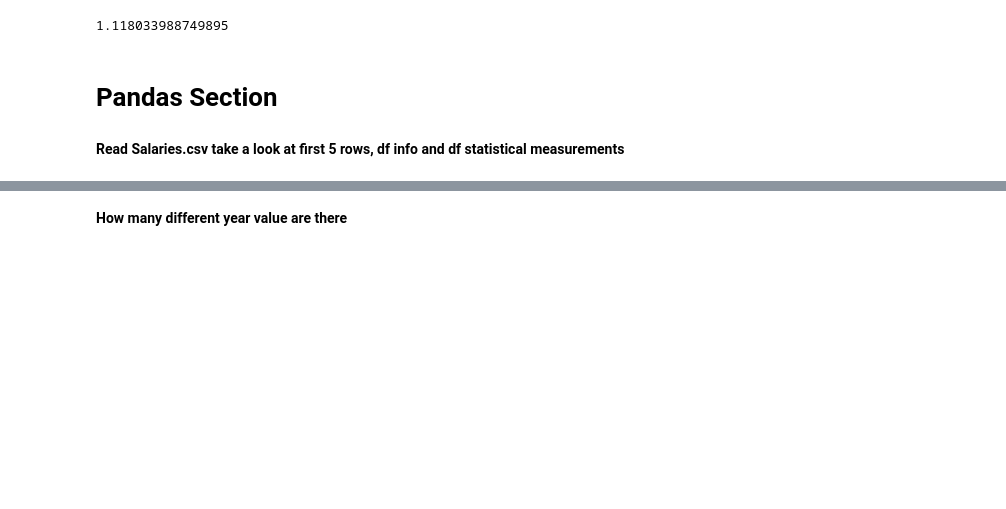
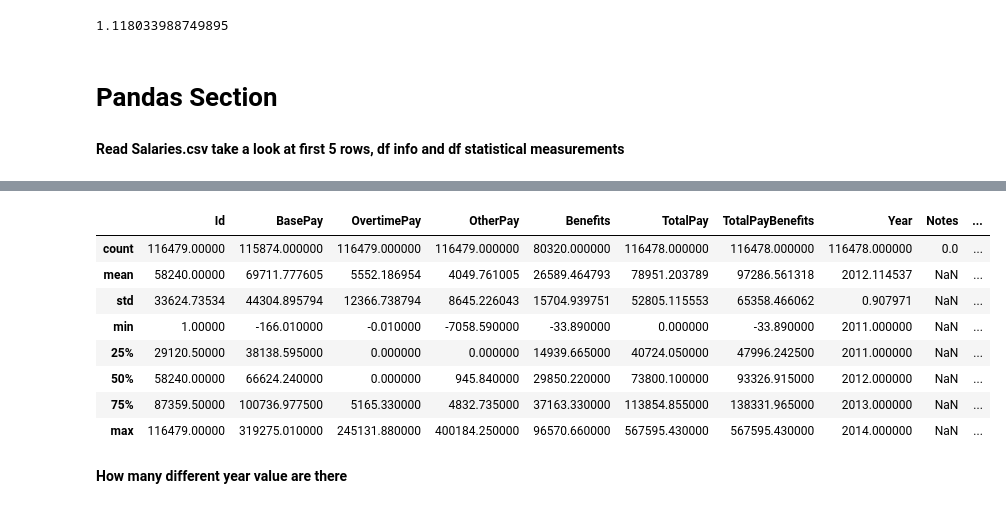
Before and after one commit to NeslihanBabaarslan/PANDAS, a Jupyter notebook: Assignment_1_Student_(1).ipynb, the cells around one changed output, grey strips where cells are left out. Saved outputs shown, nothing was run; the diff lists cells and outputs as text; code cells hidden in the pictures; blank space fills up the shorter version.

```diff
--- a/Assignment_1_Student_(1).ipynb
+++ b/Assignment_1_Student_(1).ipynb
@@ -324,2 +334,14 @@ memory usage: 14.7+ MB
+# %%
+sal.describe()
+# %% [output]
+|  | Id | BasePay | OvertimePay | OtherPay | Benefits | TotalPay | TotalPayBenefits | Year | Notes | ... |
+| count | 116479.00000 | 115874.000000 | 116479.000000 | 116479.000000 | 80320.000000 | 116478.000000 | 116478.000000 | 116478.000000 | 0.0 | ... |
+| mean | 58240.00000 | 69711.777605 | 5552.186954 | 4049.761005 | 26589.464793 | 78951.203789 | 97286.561318 | 2012.114537 | NaN | ... |
+| std | 33624.73534 | 44304.895794 | 12366.738794 | 8645.226043 | 15704.939751 | 52805.115553 | 65358.466062 | 0.907971 | NaN | ... |
+| min | 1.00000 | -166.010000 | -0.010000 | -7058.590000 | -33.890000 | 0.000000 | -33.890000 | 2011.000000 | NaN | ... |
+| 25% | 29120.50000 | 38138.595000 | 0.000000 | 0.000000 | 14939.665000 | 40724.050000 | 47996.242500 | 2011.000000 | NaN | ... |
+| 50% | 58240.00000 | 66624.240000 | 0.000000 | 945.840000 | 29850.220000 | 73800.100000 | 93326.915000 | 2012.000000 | NaN | ... |
+| 75% | 87359.50000 | 100736.977500 | 5165.330000 | 4832.735000 | 37163.330000 | 113854.855000 | 138331.965000 | 2013.000000 | NaN | ... |
+| max | 116479.00000 | 319275.010000 | 245131.880000 | 400184.250000 | 96570.660000 | 567595.430000 | 567595.430000 | 2014.000000 | NaN | ... |
 # %% [markdown]
 **How many different year value are there**
```
Also changed, not shown: parts of 54 cells of this notebook.
